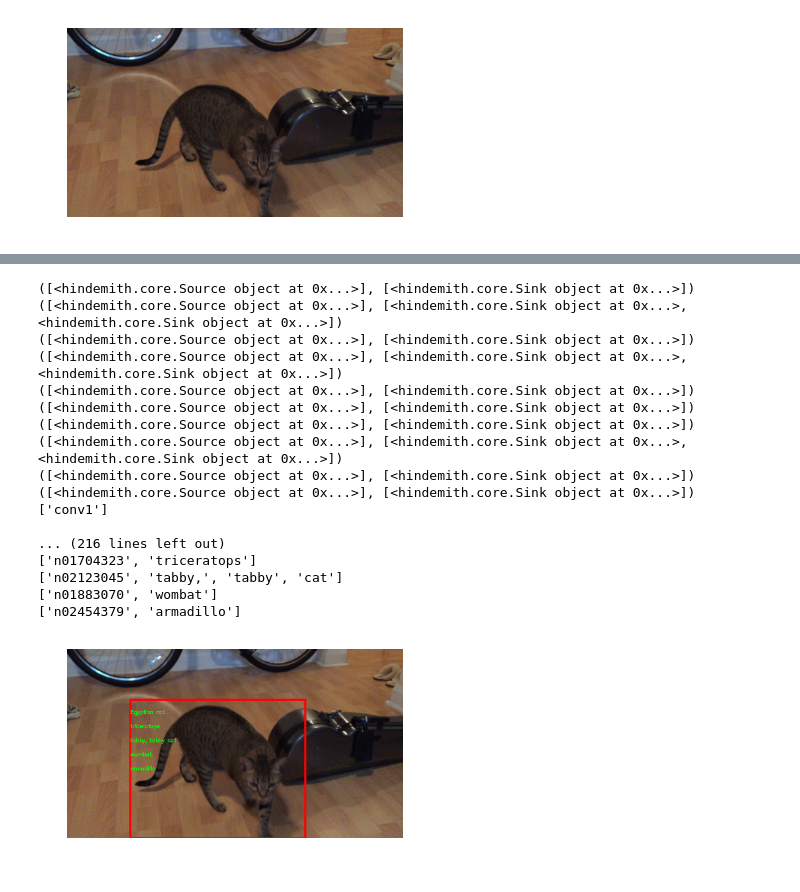
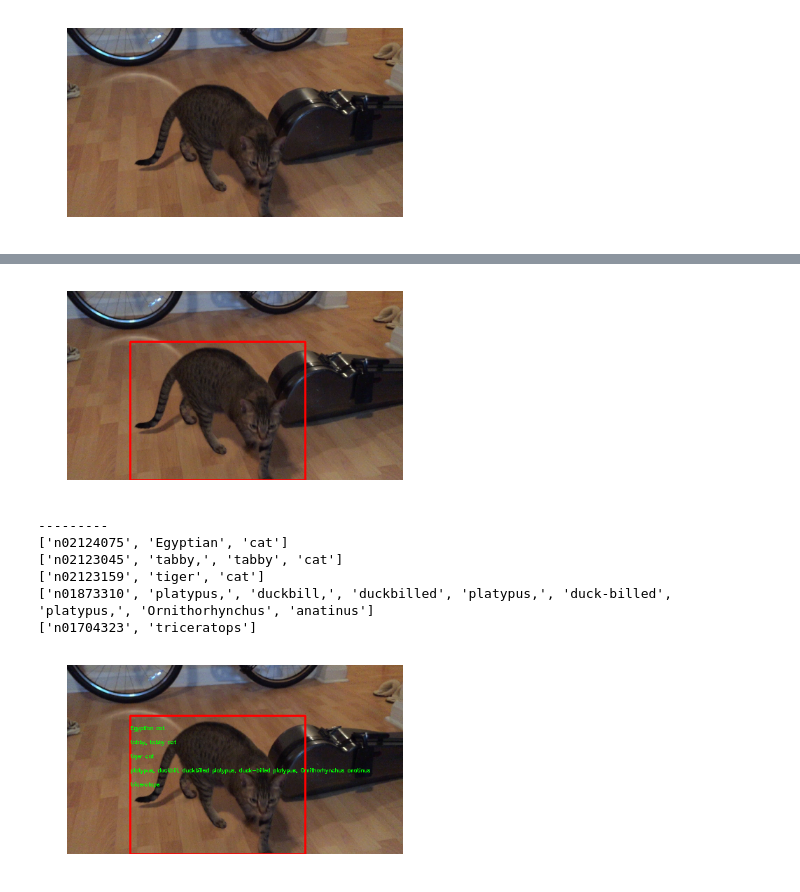
Before and after one commit to ucb-sejits/hindemith, a Jupyter notebook: applications/object_tracking/Motion Based Object Detection.ipynb, the cells around one changed output, grey strips where cells are left out. Drawn from its saved outputs; the diff is of its cells as text; code cells hidden in the pictures.

```diff
--- a/applications/object_tracking/Motion Based Object Detection.ipynb
+++ b/applications/object_tracking/Motion Based Object Detection.ipynb
@@ -102,32 +80,27 @@ show_bgr_im(frame1)
+# %%
+windowed = np.copy(frame1)
+windows = get_boxes(mag, windowed)
+show_bgr_im(windowed)
+# %% [output]
+[figure, added]
 # %%
-labeled = np.copy(frame1)
+labeled = np.copy(windowed)
 for window in windows:
     labels = classify(frame1[window[0]:window[2],
                              window[1]:window[3]])
     print("---------")
     for i, label in enumerate(reversed(labels)):
         label = label.split(" ")
         cv2.putText(labeled, " ".join(label[1:]), (window[1], window[0] + (i + 1) * 20),
                     cv2.FONT_HERSHEY_SIMPLEX, .25, (0, 255, 0), 1)
         print(label)
 
 show_bgr_im(labeled)
 # %% [output]
-([<hindemith.core.Source object at 0x...>], [<hindemith.core.Sink object at 0x...>])
-([<hindemith.core.Source object at 0x...>], [<hindemith.core.Sink object at 0x...>, <hindemith.core.Sink object at 0x...>])
-([<hindemith.core.Source object at 0x...>], [<hindemith.core.Sink object at 0x...>])
-([<hindemith.core.Source object at 0x...>], [<hindemith.core.Sink object at 0x...>, <hindemith.core.Sink object at 0x...>])
-([<hindemith.core.Source object at 0x...>], [<hindemith.core.Sink object at 0x...>])
-([<hindemith.core.Source object at 0x...>], [<hindemith.core.Sink object at 0x...>])
-([<hindemith.core.Source object at 0x...>], [<hindemith.core.Sink object at 0x...>])
-([<hindemith.core.Source object at 0x...>], [<hindemith.core.Sink object at 0x...>, <hindemith.core.Sink object at 0x...>])
-([<hindemith.core.Source object at 0x...>], [<hindemith.core.Sink object at 0x...>])
-([<hindemith.core.Source object at 0x...>], [<hindemith.core.Sink object at 0x...>])
-['conv1']
-
-... (216 lines left out)
+---------
+['n02124075', 'Egyptian', 'cat']
+['n02123045', 'tabby,', 'tabby', 'cat']
+['n02123159', 'tiger', 'cat']
+['n01873310', 'platypus,', 'duckbill,', 'duckbilled', 'platypus,', 'duck-billed', 'platypus,', 'Ornithorhynchus', 'anatinus']
 ['n01704323', 'triceratops']
-['n02123045', 'tabby,', 'tabby', 'cat']
-['n01883070', 'wombat']
-['n02454379', 'armadillo']
-[figure, old version]
+[figure, new version]
```
Also changed, not shown: parts of 2 cells of this notebook.
